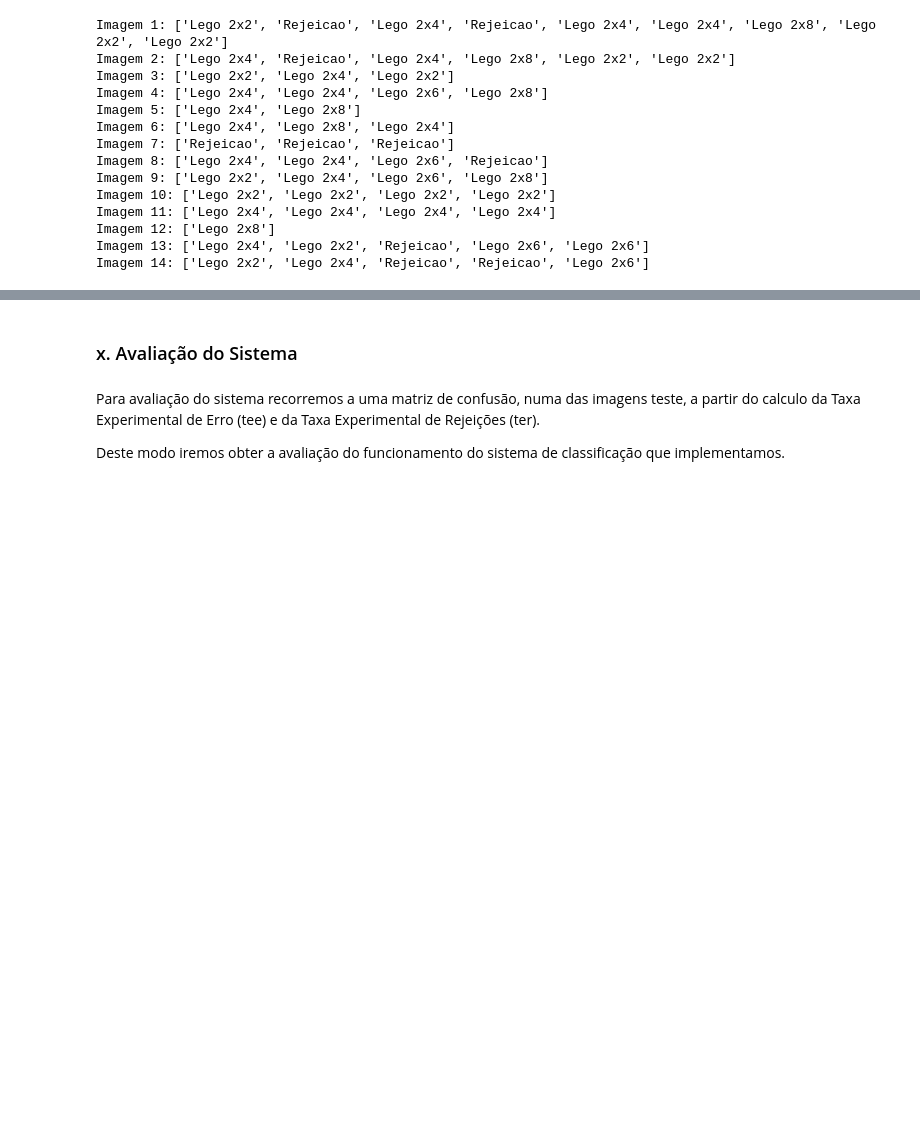
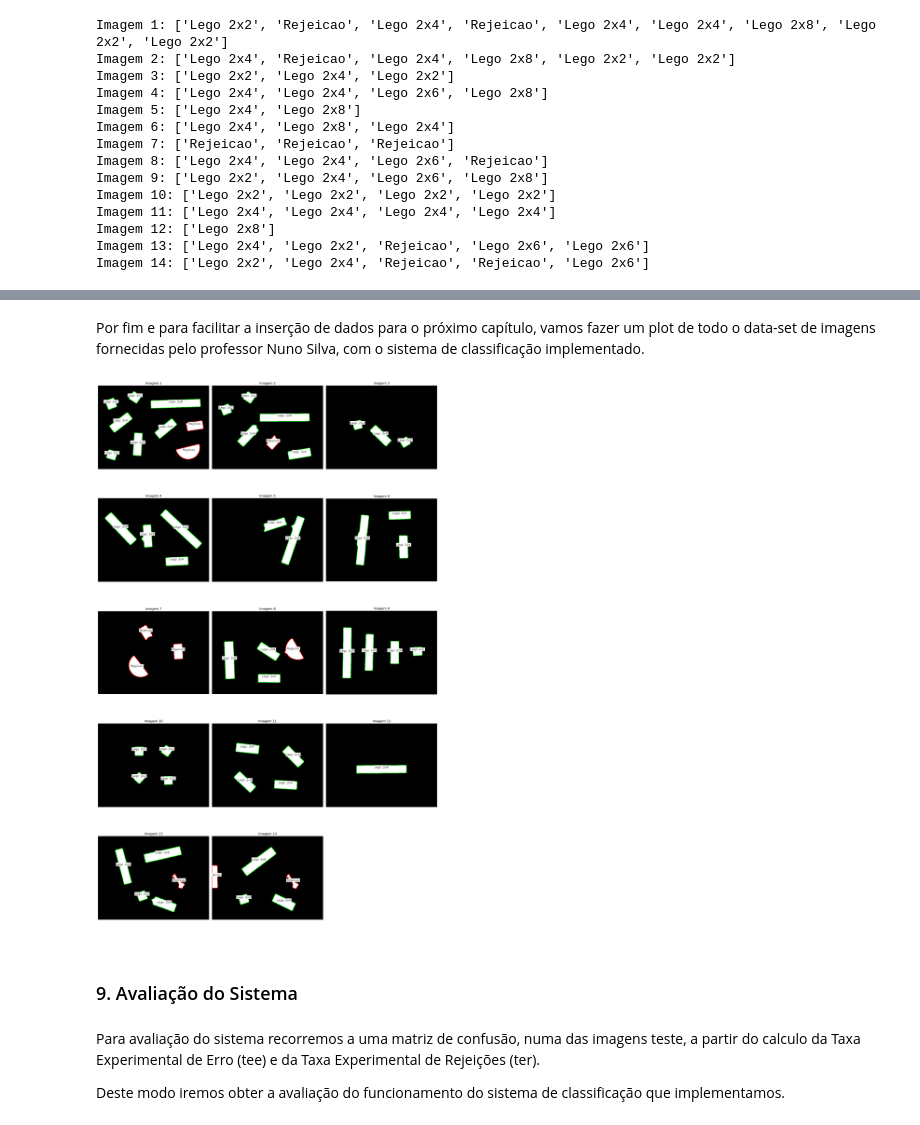
Before and after one commit to miguelac4/piv_tp1, a Jupyter notebook: src/trabalho_pratico1.ipynb, the cells around one changed output, grey strips where cells are left out. Cells and saved outputs as stored; diff of their text form; code cells hidden in the pictures; blank space fills up the shorter version.

```diff
--- a/src/trabalho_pratico1.ipynb
+++ b/src/trabalho_pratico1.ipynb
@@ -686,15 +638,16 @@ Aplicamos a função usada em cima nas restantes imagens para testar o seu resul
 plt.figure(figsize=(15, 6))
 
 for i, img_bw in enumerate(updated_images):
-    # Encontrar contornos
+    # Encontrar contornos e hireraquia
     contours, hierarchy = cv2.findContours(img_bw, cv2.RETR_EXTERNAL, cv2.CHAIN_APPROX_SIMPLE)
 
     # Converter para BGR e desenhar contornos
     img_contours = cv2.cvtColor(img_bw, cv2.COLOR_GRAY2BGR)
-    cv2.drawContours(img_contours, contours, -1, (0, 0, 255), 2)
+    # Aumentei o ultimo valor para tornar o contorno mais visível
+    cv2.drawContours(img_contours, contours, -1, (0, 0, 255), 5)
 
-    # Mostrar cada imagem no subplot
-    plt.subplot(3, 5, i + 1)  # 3 linhas, 5 colunas (última fica com 4)
+    # Plot de todas as imagens
+    plt.subplot(3, 5, i + 1)
     plt.imshow(cv2.cvtColor(img_contours, cv2.COLOR_BGR2RGB))
     plt.title(f"Img {i+1}\nContornos: {len(contours)}")
     plt.axis("off")
@@ -916,5 +883,57 @@ plt.show()
+# %% [markdown]
+Por fim e para facilitar a inserção de dados para o próximo capítulo, vamos fazer um plot de todo o data-set de imagens fornecidas pelo professor Nuno Silva, com o sistema de classificação implementado.
+# %%
+n = 14                   # número fixo de imagens
+cols = 3                 # 3 imagens por linha
+rows = math.ceil(n / cols)
+
+fig, axes = plt.subplots(rows, cols, figsize=(cols * 6, rows * 6))  # tamanhos maiores
+axes = axes.flatten()
+
+for i in range(rows * cols):
+    ax = axes[i]
+    if i >= n:
+        ax.axis("off")
+        continue
+
+    # Obter imagem binária
+    img_bw = updated_images[i].copy()
+    contours, _ = cv2.findContours(img_bw, cv2.RETR_EXTERNAL, cv2.CHAIN_APPROX_SIMPLE)
+    img_vis = cv2.cvtColor(img_bw, cv2.COLOR_GRAY2BGR)
+
+    # Desenhar contornos e classes
+    for c in contours:
+        area = cv2.contourArea(c)
+        label = lego_class(area)
+        color = CLASS_COLOR.get(label, (0, 0, 255))
+
+        # contorno
+        cv2.drawContours(img_vis, [c], -1, color, 2)
+
+        # texto centrado
+        M = cv2.moments(c)
+        if M["m00"] == 0:
+            continue
+        cx = int(M["m10"] / M["m00"])
+        cy = int(M["m01"] / M["m00"])
+
+        (tw, th), _ = cv2.getTextSize(label, cv2.FONT_HERSHEY_SIMPLEX, 0.6, 1)
+        x0, y0 = cx - tw // 2, cy - th // 2
+        cv2.rectangle(img_vis, (x0 - 3, y0 - th - 3), (x0 + tw + 3, y0 + 5), (255, 255, 255), -1)
+        cv2.putText(img_vis, label, (x0, y0),
+                    cv2.FONT_HERSHEY_SIMPLEX, 0.6, (0, 0, 0), 1, cv2.LINE_AA)
+
+    # Plot imagens
+    ax.imshow(cv2.cvtColor(img_vis, cv2.COLOR_BGR2RGB))
+    ax.set_title(f"Imagem {i+1}", fontsize=12)
+    ax.axis("off")
+
+plt.tight_layout()
+plt.show()
+# %% [output]
+[figure, added]
 # %% [markdown]
-### x. Avaliação do Sistema
+### 9. Avaliação do Sistema
 # %% [markdown]
 Para avaliação do sistema recorremos a uma matriz de confusão, numa das imagens teste, a partir do calculo da Taxa Experimental de Erro (tee) e da Taxa Experimental de Rejeições (ter).
 
```
Also changed, not shown: parts of 30 cells of this notebook, 7 other files.
